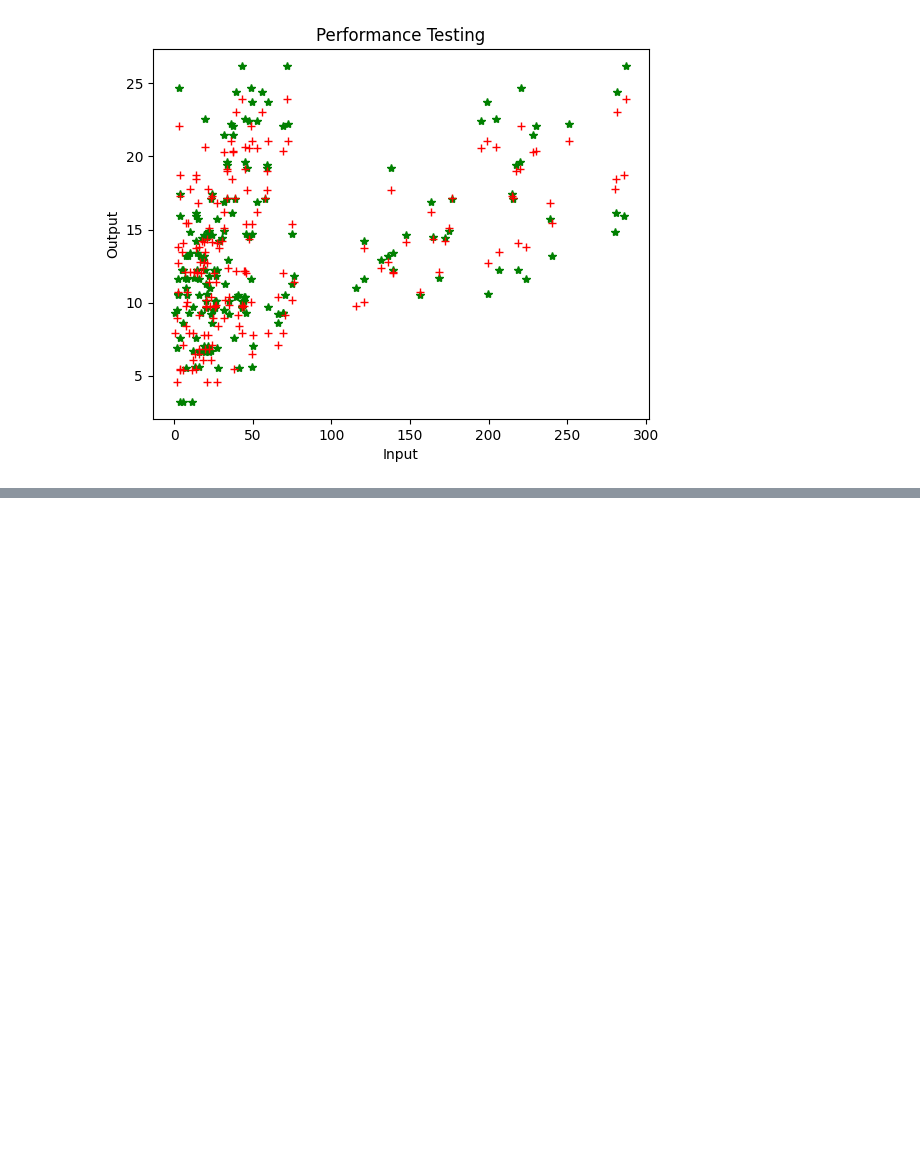
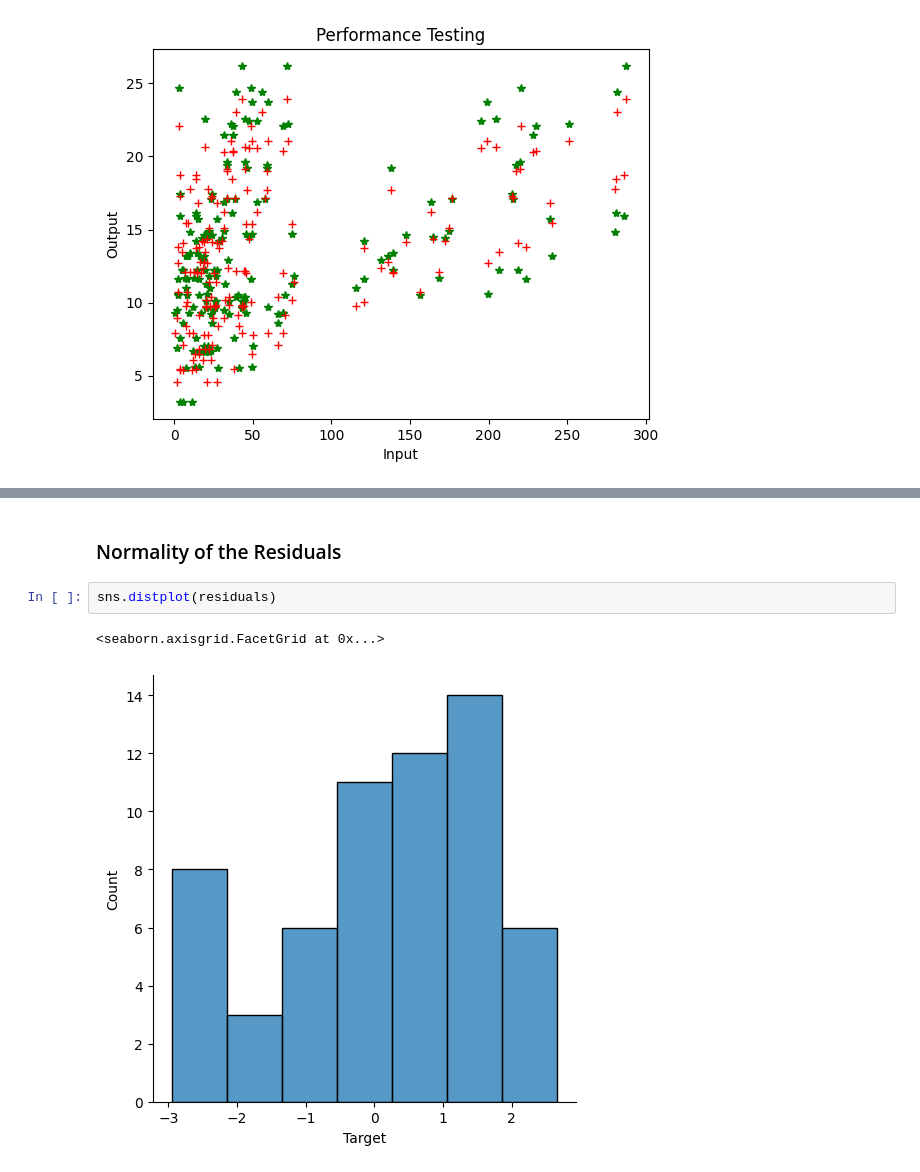
Before and after one commit to dipti95/MachineLearning-AI, a Jupyter notebook: MultipleLinearRegresssion.ipynb, the cells around one changed output, grey strips where cells are left out. Saved outputs shown, nothing was run; the diff lists cells and outputs as text; blank space fills up the shorter version.

```diff
--- a/MultipleLinearRegresssion.ipynb
+++ b/MultipleLinearRegresssion.ipynb
@@ -118,0 +209,7 @@ plt.show()
+# %% [markdown]
+### Normality of the Residuals
+# %%
+sns.distplot(residuals)
+# %% [output]
+<seaborn.axisgrid.FacetGrid at 0x...>
+[figure, added]
```
Also changed, not shown: parts of 8 cells of this notebook.
